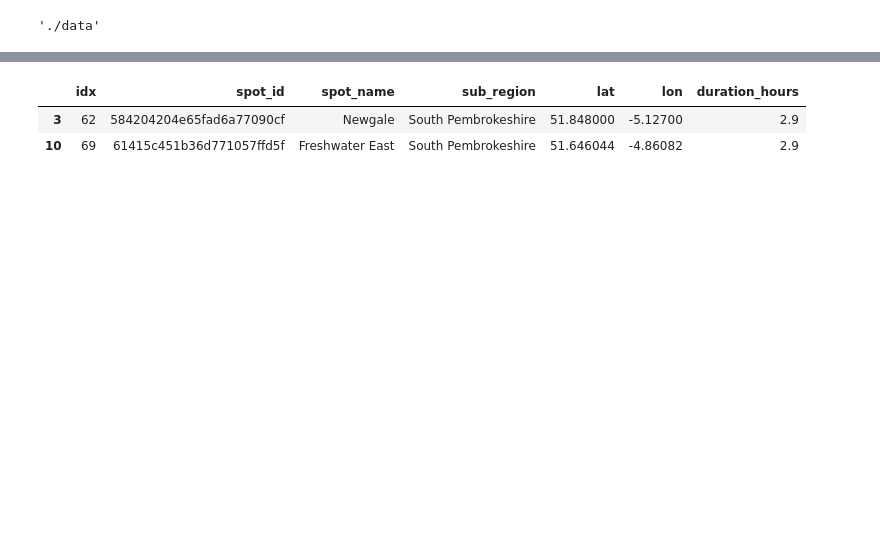
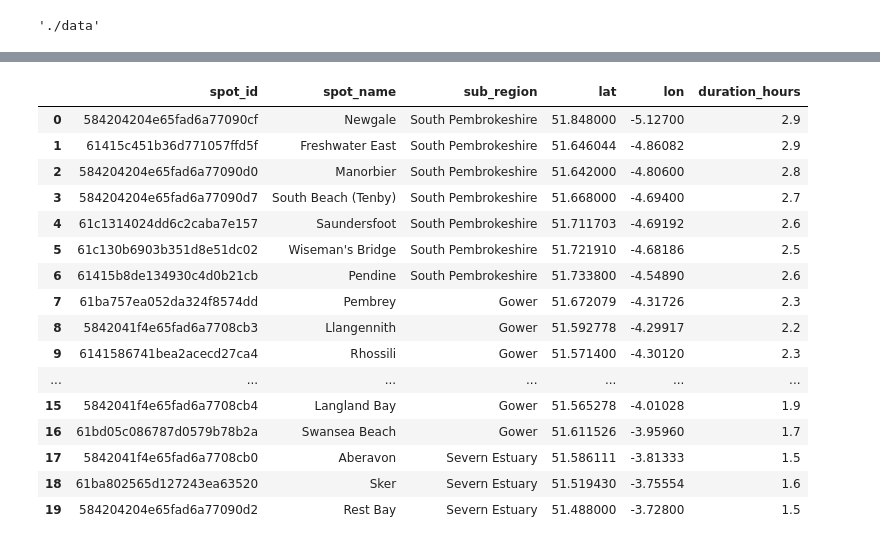
Before and after one commit to goobill/reorg, a Jupyter notebook: local/debug.ipynb, the cells around one changed output, grey strips where cells are left out. Drawn from its saved outputs; the diff is of its cells as text; code cells hidden in the pictures; blank space fills up the shorter version.

```diff
--- a/local/debug.ipynb
+++ b/local/debug.ipynb
@@ -217,7 +221,7 @@ if response.status_code == 200:
 else:
     raise RuntimeError(f"Failed to fetch surf spot data: {response.status_code}")
 # %%
-# Convert to DataFrame
+# Convert spots to DataFrame
 spots_df = pd.DataFrame(spots)
 
 # Filter to Relevant Subregions
@@ -230,7 +234,15 @@ spots_df = spots_df[spots_df["sub_region"].isin(INTEREST_SUBREGIONS)]
 
 # Load Pre-calculated Distances
 distance_data = pd.read_csv(get_distances_path())
-filtered_spots_df = pd.DataFrame(distance_data)
-filtered_spots_df['duration_hours'] = round(filtered_spots_df['duration_hours'], 1)
+distance_data['duration_hours'] = round(distance_data['duration_hours'], 1)
 
-filtered_spots_df = filtered_spots_df[filtered_spots_df["duration_hours"] < MAX_DURATION]
+# Filter distances based on MAX_DURATION
+filtered_distances_df = distance_data[distance_data["duration_hours"] < MAX_DURATION]
+
+# Merge the DataFrames, keeping all columns from spots_df and only 'duration_hours' from distance_data
+filtered_spots_df = pd.merge(
+    spots_df,
+    filtered_distances_df[['spot_id', 'duration_hours']],  # Only include 'spot_id' and 'duration_hours'
+    on="spot_id",  # Key for the join
+    how="inner"    # Use 'inner' join to keep only matching rows
+)
@@ -237,10 +265,24 @@ filtered_spots_df = filtered_spots_df[filtered_spots_df["duration_hours"] < MAX_
 # %%
-filtered_spots_df = filtered_spots_df.head(2)
+filtered_spots_df = filtered_spots_df.head(20)
 filtered_spots_df
 # %% [output]
-|  | idx | spot_id | spot_name | sub_region | lat | lon | duration_hours |
-| 3 | 62 | 584204204e65fad6a77090cf | Newgale | South Pembrokeshire | 51.848000 | -5.12700 | 2.9 |
-| 10 | 69 | 61415c451b36d771057ffd5f | Freshwater East | South Pembrokeshire | 51.646044 | -4.86082 | 2.9 |
+|  | spot_id | spot_name | sub_region | lat | lon | duration_hours |
+| 0 | 584204204e65fad6a77090cf | Newgale | South Pembrokeshire | 51.848000 | -5.12700 | 2.9 |
+| 1 | 61415c451b36d771057ffd5f | Freshwater East | South Pembrokeshire | 51.646044 | -4.86082 | 2.9 |
+| 2 | 584204204e65fad6a77090d0 | Manorbier | South Pembrokeshire | 51.642000 | -4.80600 | 2.8 |
+| 3 | 584204204e65fad6a77090d7 | South Beach (Tenby) | South Pembrokeshire | 51.668000 | -4.69400 | 2.7 |
+| 4 | 61c1314024dd6c2caba7e157 | Saundersfoot | South Pembrokeshire | 51.711703 | -4.69192 | 2.6 |
+| 5 | 61c130b6903b351d8e51dc02 | Wiseman's Bridge | South Pembrokeshire | 51.721910 | -4.68186 | 2.5 |
+| 6 | 61415b8de134930c4d0b21cb | Pendine | South Pembrokeshire | 51.733800 | -4.54890 | 2.6 |
+| 7 | 61ba757ea052da324f8574dd | Pembrey | Gower | 51.672079 | -4.31726 | 2.3 |
+| 8 | 5842041f4e65fad6a7708cb3 | Llangennith | Gower | 51.592778 | -4.29917 | 2.2 |
+| 9 | 6141586741bea2acecd27ca4 | Rhossili | Gower | 51.571400 | -4.30120 | 2.3 |
+| ... | ... | ... | ... | ... | ... | ... |
+| 15 | 5842041f4e65fad6a7708cb4 | Langland Bay | Gower | 51.565278 | -4.01028 | 1.9 |
+| 16 | 61bd05c086787d0579b78b2a | Swansea Beach | Gower | 51.611526 | -3.95960 | 1.7 |
+| 17 | 5842041f4e65fad6a7708cb0 | Aberavon | Severn Estuary | 51.586111 | -3.81333 | 1.5 |
+| 18 | 61ba802565d127243ea63520 | Sker | Severn Estuary | 51.519430 | -3.75554 | 1.6 |
+| 19 | 584204204e65fad6a77090d2 | Rest Bay | Severn Estuary | 51.488000 | -3.72800 | 1.5 |
 # %%
 # Fetch Surf Data
 surf_data = pd.DataFrame()
```
Also changed, not shown: parts of 6 cells of this notebook, 2 other files.
